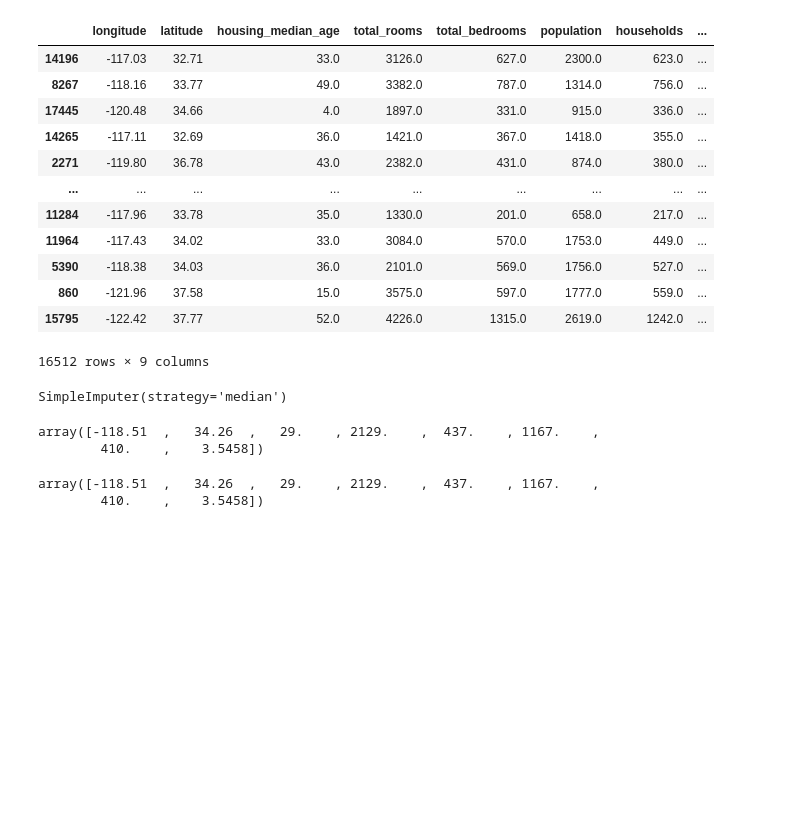
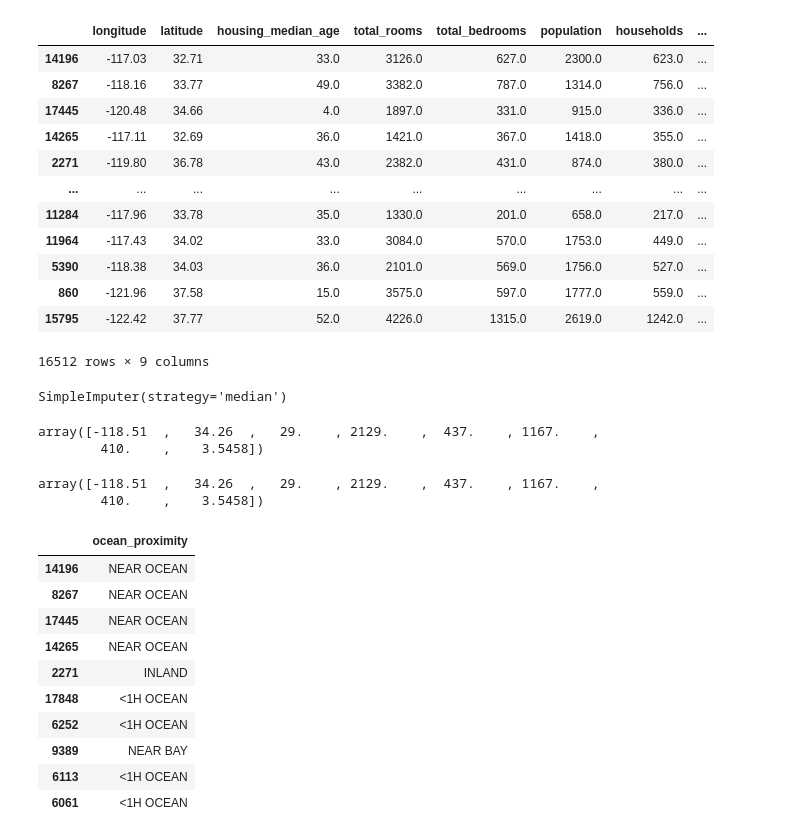
Before and after one commit to paulinedao/handson_ml2, a Jupyter notebook: 02_myproject.ipynb, the cells around one changed output. Cells and saved outputs as stored; diff of their text form; code cells hidden in the pictures; blank space fills up the shorter version.

Commit message:
text and categorical attributes

```diff
--- a/02_myproject.ipynb
+++ b/02_myproject.ipynb
@@ -411,3 +411,25 @@ X = imputer.transform(housing_num)
 # When we transform the data, we have a NumPy array. If we want to put it back into a pandas DataFrame, with X the transformed DataFrame
 
 housing_tr = pd.DataFrame(X, columns = housing_num.columns, index = housing_num.index)
+# %%
+# Handling Text and Categorical Attributes
+# Here there is only  one attribute that contains text: ocean_proximity
+
+# Store ocean_proximity in housing_cat, because this is a categorical data
+housing_cat = housing[["ocean_proximity"]]
+# %%
+# Check the 10 first lines of housing_cat
+
+housing_cat.head(10)
+# %% [output]
+|  | ocean_proximity |
+| 14196 | NEAR OCEAN |
+| 8267 | NEAR OCEAN |
+| 17445 | NEAR OCEAN |
+| 14265 | NEAR OCEAN |
+| 2271 | INLAND |
+| 17848 | <1H OCEAN |
+| 6252 | <1H OCEAN |
+| 9389 | NEAR BAY |
+| 6113 | <1H OCEAN |
+| 6061 | <1H OCEAN |
```
Also changed, not shown: parts of 5 cells of this notebook.
